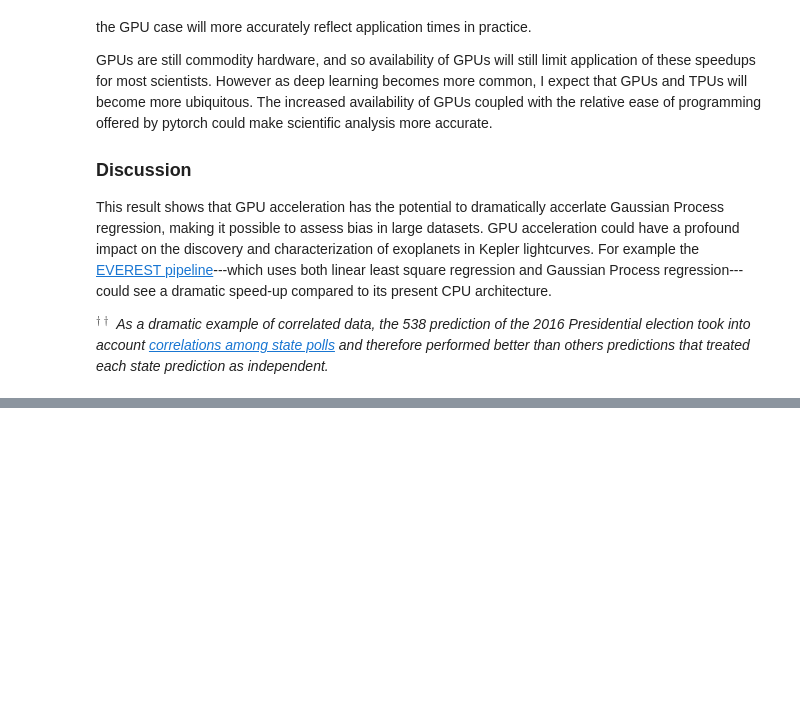
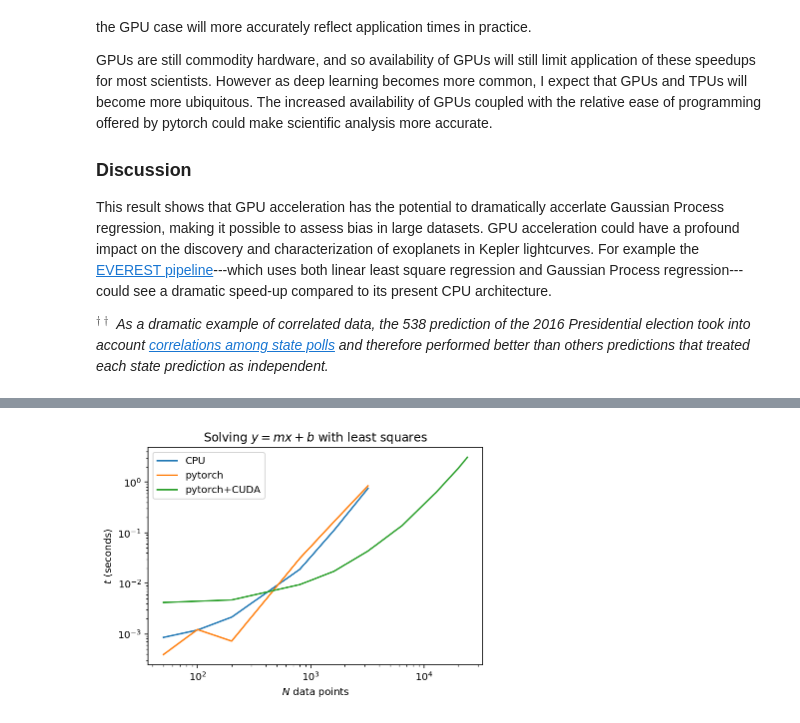
Before and after one commit to gully/bombcat, a Jupyter notebook: faster_more_accurate_science.ipynb, the cells around one changed output, grey strips where cells are left out. Saved outputs shown, nothing was run; the diff lists cells and outputs as text; code cells hidden in the pictures; blank space fills up the shorter version.

Commit message:
Revised notebook with results of GPU linear least squares on NVIDIA K40 on Pleiades

```diff
--- a/faster_more_accurate_science.ipynb
+++ b/faster_more_accurate_science.ipynb
@@ -96 +104,14 @@ df
+# %%
+plt.plot(df['Nsamples'], df['CPU_solve'], label='CPU')
+plt.plot(df['Nsamples'], df['pytorch_solve'], label='pytorch')
+plt.plot(df['Nsamples'], df['pytorch+gpu_solve'], label='pytorch+CUDA')
+plt.xlabel('$N$ data points')
+plt.ylabel('$t$ (seconds)')
+plt.title('Solving $y=mx+b$ with least squares')
+plt.xscale('log')
+plt.yscale('log')
+plt.legend(loc='best')
+plt.savefig('pytorch_LS_covariance_performance.png', dpi=300)
+# %% [output]
+[figure, added]
 # %%
```
Also changed, not shown: parts of 7 cells of this notebook.
